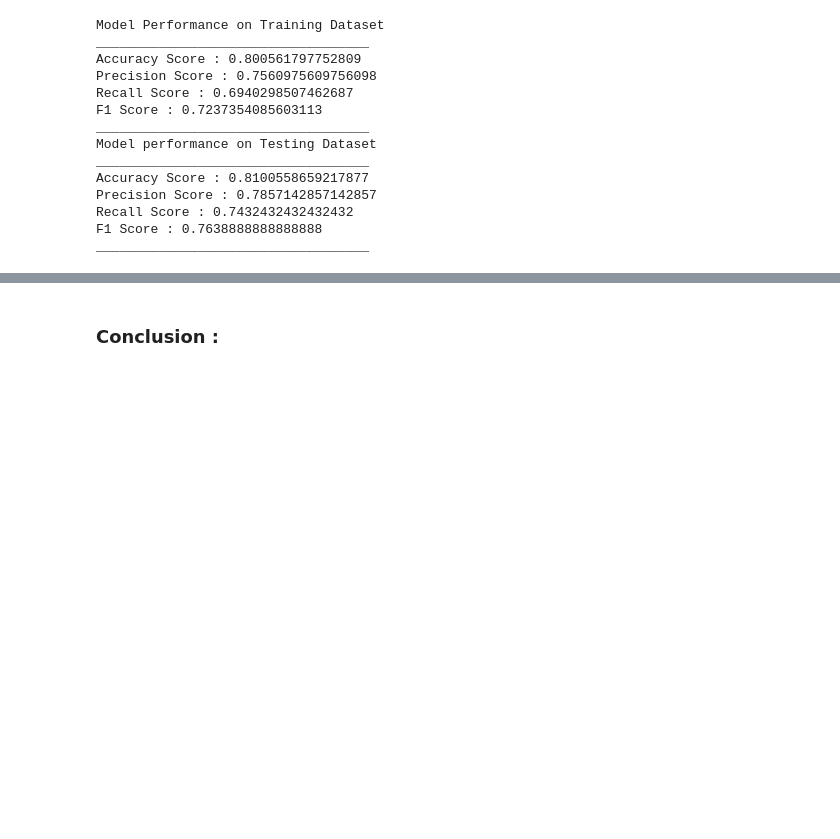
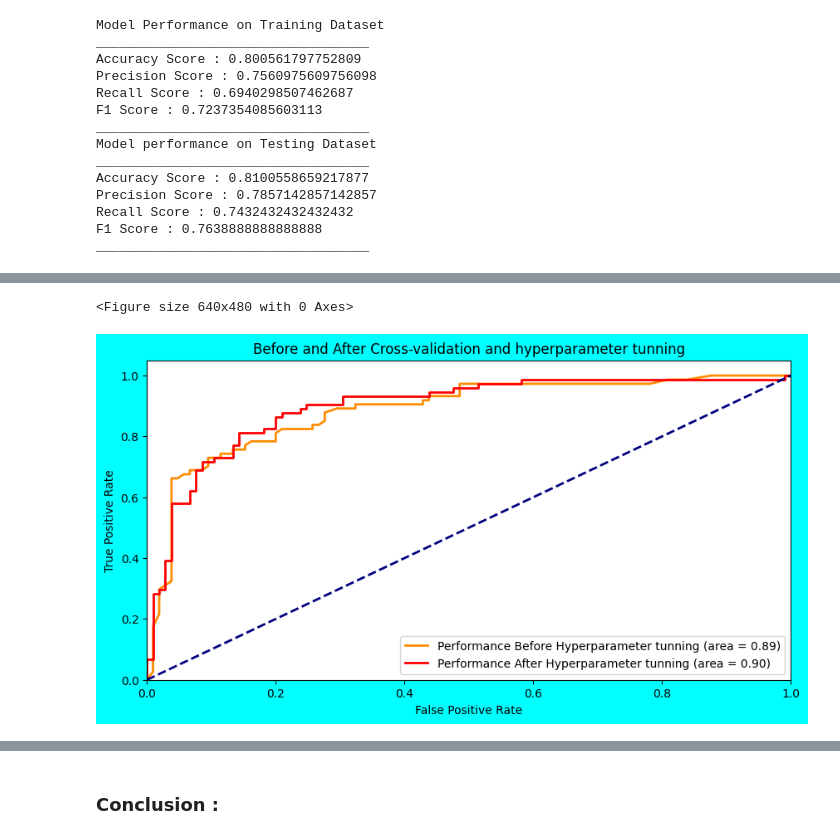
Before and after one commit to hmarathe420/Titanic_Classification, a Jupyter notebook: Titanic_Classification.ipynb, the cells around one changed output, grey strips where cells are left out. Cells and saved outputs as stored; diff of their text form; code cells hidden in the pictures; blank space fills up the shorter version.

```diff
--- a/Titanic_Classification.ipynb
+++ b/Titanic_Classification.ipynb
@@ -485,0 +490,6 @@ plt.show()
+# %%
+# Creating a Random Forest classifier
+rf_classifier_ = RandomForestClassifier(n_estimators=100, random_state=42)
+
+# Train the model on the training data
+rf_classifier_.fit(x_train_scaled, y_train)
@@ -485,0 +546,4 @@ plt.show()
+# %%
+# Train the model on the best hyperparameters
+best_rf_classifier = grid_search.best_estimator_
+best_rf_classifier.fit(x_train_scaled, y_train)
@@ -485,0 +578,35 @@ plt.show()
+# %%
+# ploting the ROC curve for Random_forest_ classifier model and Best Random forest classifier model after cross-validation and hyperparameter tunning.
+rf_model_proba = rf_classifier_.predict_proba(x_test_scaled)[:, 1]
+
+best_rf_model_proba = best_rf_classifier.predict_proba(x_test_scaled)[:,1]
+
+# calculating the ROC curve for random forest model
+fpr, tpr, thresholds = roc_curve(y_test, rf_model_proba)
+
+# calculating the ROC curve for Best Random Forest classifier
+fpr1, tpr1 , thresholds1 = roc_curve(y_test,best_rf_model_proba)
+
+# Calculate the AUC (Area Under the Curve) for Random forest model
+roc_auc = auc(fpr, tpr)
+
+# Calculate the AUC (Area Under the Curve) for Best random forest model
+roc_auc1 = auc(fpr1,tpr1)
+
+# Plot the ROC curve
+plt.figure()
+plt.figure(figsize =(10,5), facecolor = 'aqua')
+plt.plot(fpr, tpr, color='darkorange', lw=2, label='Performance Before Hyperparameter tunning (area = %0.2f)' % roc_auc)
+plt.plot(fpr1,tpr1, color = 'red', lw = 2,label = 'Performance After Hyperparameter tunning (area = %0.2f)' %roc_auc1)
+plt.plot([0, 1], [0, 1], color='navy', lw=2, linestyle='--')
+plt.xlim([0.0, 1.0])
+plt.ylim([0.0, 1.05])
+plt.xlabel('False Positive Rate')
+plt.ylabel('True Positive Rate')
+plt.title('Before and After Cross-validation and hyperparameter tunning')
+plt.legend(loc="lower right")
+plt.plot()
+plt.show()
+# %% [output]
+<Figure size 640x480 with 0 Axes>
+[figure, added]
```
Also changed, not shown: parts of 16 cells of this notebook.
